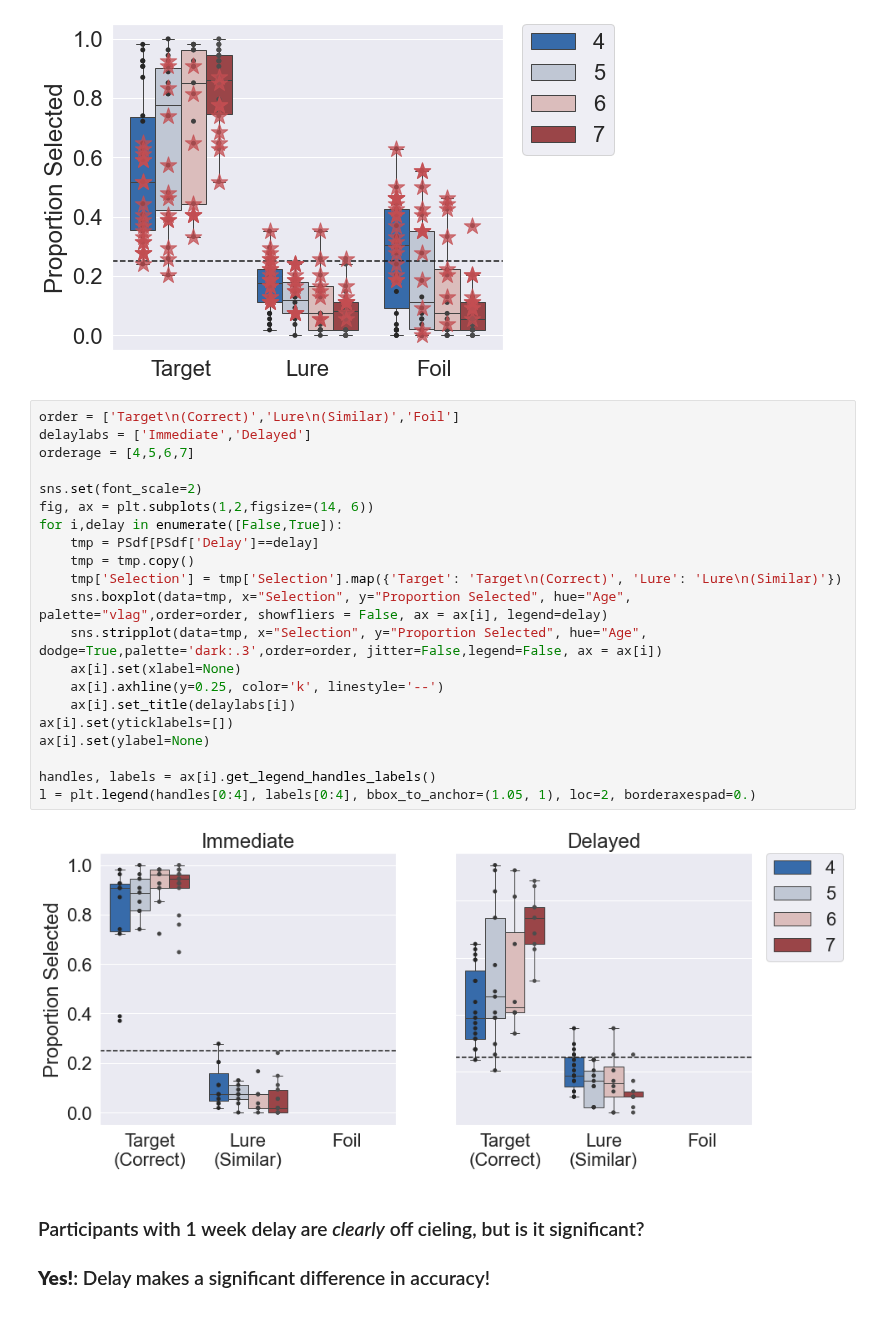
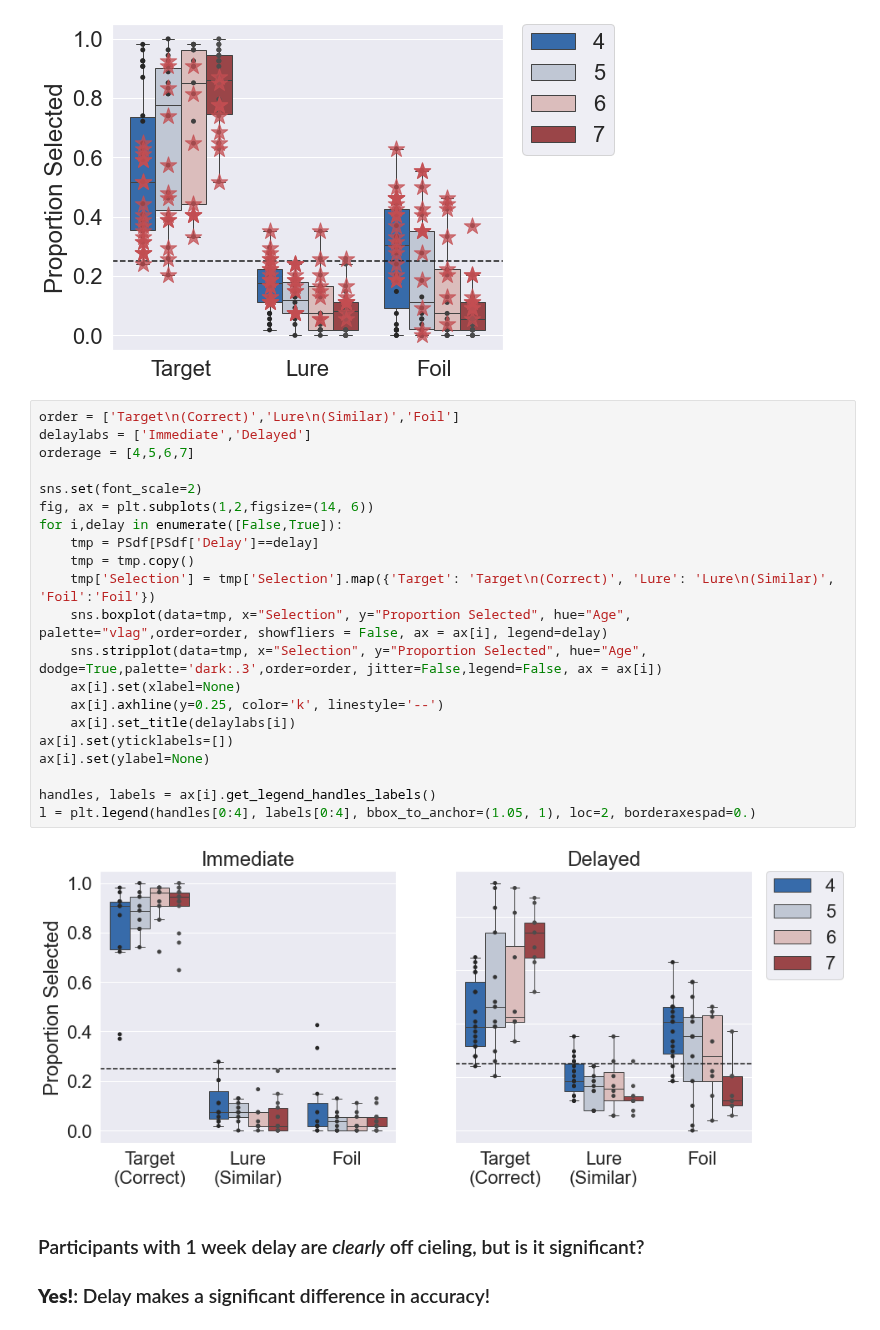
Before and after one commit to samsydco/PSPC, a Jupyter notebook: Results_PS.ipynb, the cells around one changed output. Cells and saved outputs as stored; diff of their text form.

```diff
--- a/Results_PS.ipynb
+++ b/Results_PS.ipynb
@@ -87,26 +87,26 @@ fig.savefig(figurepath+'PS_Target_Lure_Foil.png', bbox_inches='tight', dpi=100)
 # %%
 order = ['Target\n(Correct)','Lure\n(Similar)','Foil']
 delaylabs = ['Immediate','Delayed']
 orderage = [4,5,6,7]
 
 sns.set(font_scale=2)
 fig, ax = plt.subplots(1,2,figsize=(14, 6))
 for i,delay in enumerate([False,True]):
     tmp = PSdf[PSdf['Delay']==delay]
     tmp = tmp.copy()
-    tmp['Selection'] = tmp['Selection'].map({'Target': 'Target\n(Correct)', 'Lure': 'Lure\n(Similar)'})
+    tmp['Selection'] = tmp['Selection'].map({'Target': 'Target\n(Correct)', 'Lure': 'Lure\n(Similar)', 'Foil':'Foil'})
     sns.boxplot(data=tmp, x="Selection", y="Proportion Selected", hue="Age", palette="vlag",order=order, showfliers = False, ax = ax[i], legend=delay)
     sns.stripplot(data=tmp, x="Selection", y="Proportion Selected", hue="Age", dodge=True,palette='dark:.3',order=order, jitter=False,legend=False, ax = ax[i])
     ax[i].set(xlabel=None)
     ax[i].axhline(y=0.25, color='k', linestyle='--')
     ax[i].set_title(delaylabs[i])
 ax[i].set(yticklabels=[])
 ax[i].set(ylabel=None)
 
 handles, labels = ax[i].get_legend_handles_labels()
 l = plt.legend(handles[0:4], labels[0:4], bbox_to_anchor=(1.05, 1), loc=2, borderaxespad=0.)
 # %% [output]
-[figure, old version]
+[figure, new version]
 # %% [markdown]
 ### Participants with 1 week delay are <i>clearly</i> off cieling, but is it significant?
 ### <b>Yes!</b>: Delay makes a significant difference in accuracy!
```
